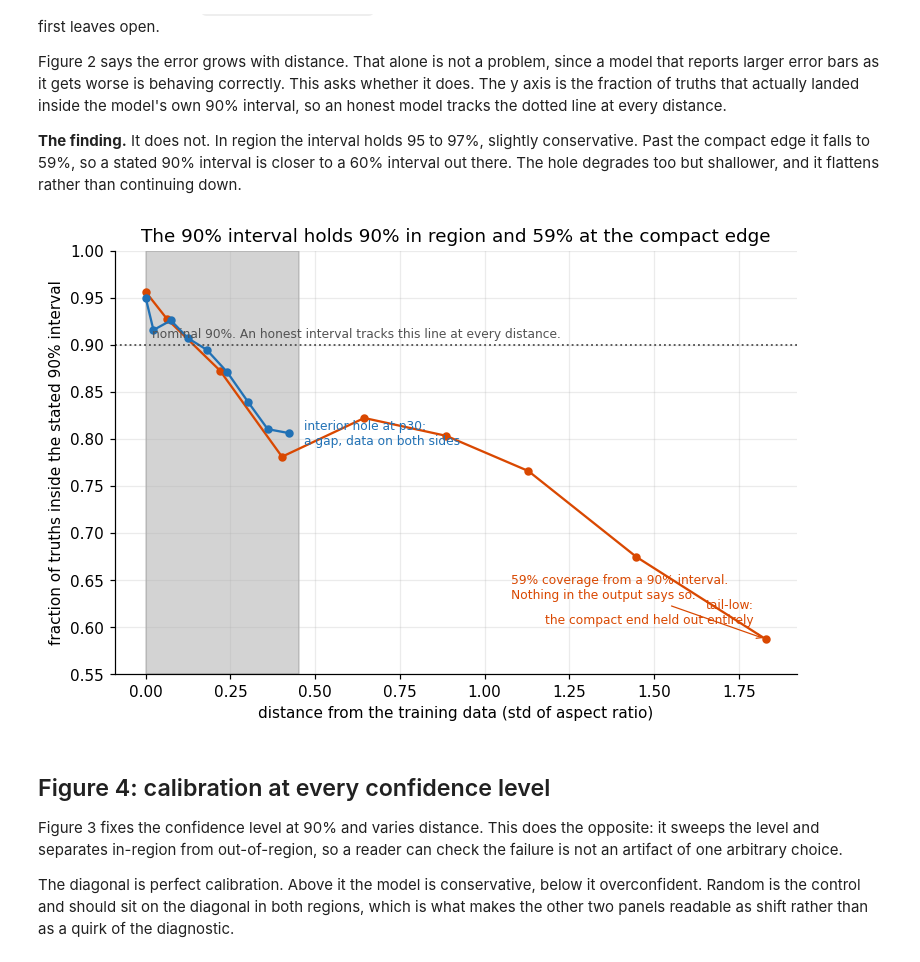
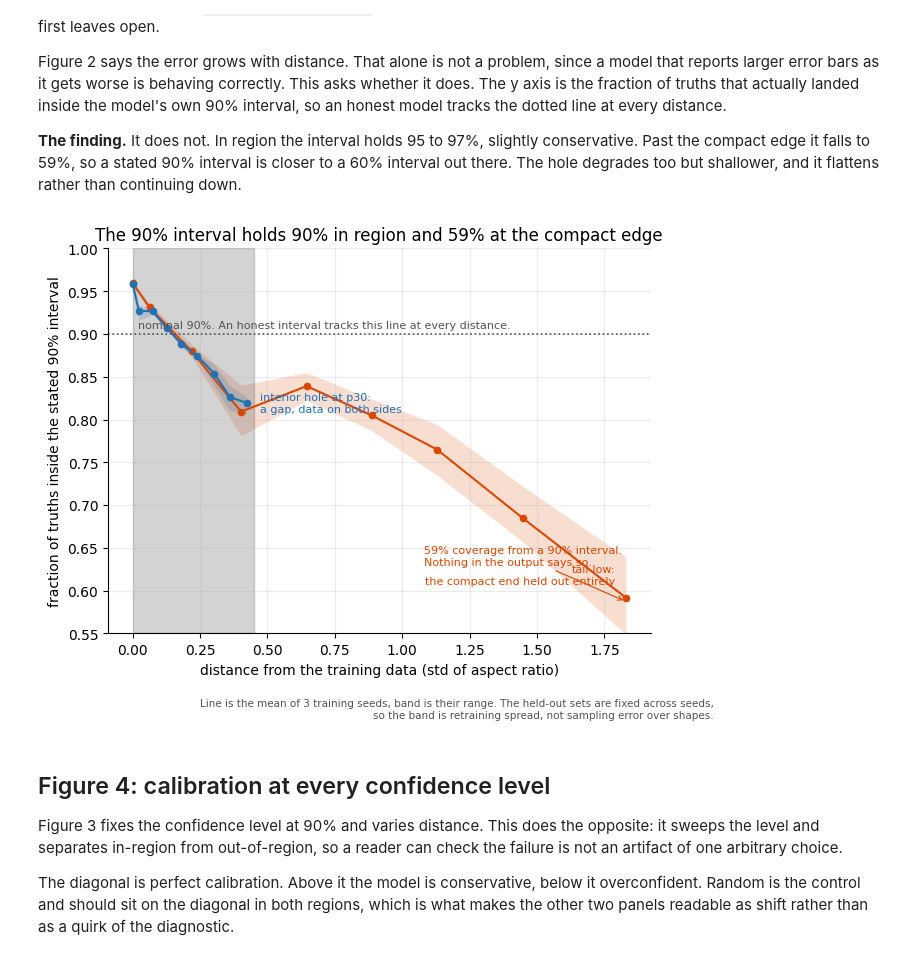
Before and after one commit to cecanelo/ConStelleration, a Jupyter notebook: notebooks/figures.ipynb, the cells around one changed output. Cells and saved outputs as stored; diff of their text form; code cells hidden in the pictures.

```diff
--- a/notebooks/figures.ipynb
+++ b/notebooks/figures.ipynb
@@ -57,16 +90,23 @@ Matplotlib is building the font cache; this may take a moment.
 Edit here rather than per figure. The same colour must mean the same thing
 everywhere, which matters more than any individual choice.
 # %%
+# One width for every figure, so the saved PNGs line up when several are shown
+# together. Heights still vary with content.
+FIG_WIDTH = 711
+
 COLOR_TRAIN = '#9ecae1'
 COLOR_TAIL = '#d94801'
 COLOR_HOLE = '#2171b5'
+COLOR_ALEATORIC = '#6a51a3'
 COLOR_NEUTRAL = '#525252'
 
 plt.rcParams.update(
     {
-        'figure.figsize': (8, 4.5),
-        'figure.dpi': 110,
-        'savefig.dpi': 150,
+        # Any figure that does not pass figsize explicitly inherits this, so the
+        # width belongs here too or that figure alone comes out narrower.
+        'figure.figsize': (FIG_WIDTH, 4.5),
+        'figure.dpi': 100,
+        'savefig.dpi': 100,
         'savefig.bbox': 'tight',
         'axes.grid': True,
         'grid.alpha': 0.25,
@@ -97,7 +137,7 @@ and how narrow the hole is by comparison.
 _, tail_test = tail_split(axis, 'low', TEST_FRACTION)
 _, hole_test = hole_split(axis, TEST_FRACTION, HOLE_CENTRE)
 
-fig, (ax_tail, ax_hole) = plt.subplots(2, 1, sharex=False, figsize=(8, 6.5))
+fig, (ax_tail, ax_hole) = plt.subplots(2, 1, sharex=False, figsize=(FIG_WIDTH, 6.5))
 bins = np.linspace(axis.min(), axis.max(), 80)
 
 panels = [
@@ -561,7 +627,35 @@ conservative. Past the compact edge it falls to 59%, so a stated 90% interval
 is closer to a 60% interval out there. The hole degrades too but shallower, and
 it flattens rather than continuing down.
 # %%
-fig, ax = plt.subplots(figsize=(8, 5))
+def coverage_by_distance(split, seed):
+    """Coverage at nominal 90% per distance bin, for one seed.
+
+    Recomputed here rather than read from calibration.json, which only covers
+    seed 0. Uses the same metrics.distance_bins and metrics.coverage the script
+    uses, so the seed 0 curve reproduces calibration_bins.csv exactly.
+    """
+    df = points_for(split, seed)
+    out = df[df['region'] == 'out']
+    rows, masks = distance_bins(out['distance'].to_numpy(), N_DISTANCE_BINS)
+    per_bin = [
+        coverage(
+            out['y_true'].to_numpy()[m],
+            out['mean'].to_numpy()[m],
+            out['total_variance'].to_numpy()[m],
+            COVERAGE_LEVEL,
+        )
+        for m in masks
+    ]
+    anchor = df[df['region'] == 'in']
+    in_region = coverage(
+        anchor['y_true'], anchor['mean'], anchor['total_variance'], COVERAGE_LEVEL
+    )
+    return [0.0, *[r['d_median'] for r in rows]], [in_region, *per_bin]
+
+
+N_DISTANCE_BINS = cal['constants']['N_BINS']
+
+fig, ax = plt.subplots(figsize=(FIG_WIDTH, 5))
 
 SERIES = {
     'tail': (
@@ -577,14 +671,11 @@ SERIES = {
 }
 
 for name, (label, color, placement) in SERIES.items():
-    split = calibration[name]
     # In-region is one anchor at distance zero, not the first bin, matching the
     # convention in Figure 2 and in scripts/calibration.py.
-    d = [0.0, *[b['d_median'] for b in split['bins']]]
-    cov = [
-        split['sets']['in-region']['coverage_0.9'],
-        *[b['coverage_0.9'] for b in split['bins']],
-    ]
+    per_seed = [coverage_by_distance(name, s) for s in SEEDS]
+    d = per_seed[0][0]
+    cov = band(ax, d, [c for _, c in per_seed], color)
     ax.plot(d, cov, 'o-', color=color, markersize=4.5)
     ax.annotate(
         label,
@@ -597,34 +688,47 @@ for name, (label, color, placement) in SERIES.items():
 
 ax.axhline(0.9, color=COLOR_NEUTRAL, linestyle=':', linewidth=1.2)
 ax.annotate(
     'nominal 90%. An honest interval tracks this line at every distance.',
     (0.02, 0.905),
     fontsize=8,
     color=COLOR_NEUTRAL,
     va='bottom',
 )
 
 overlap = max(b['d_hi'] for b in calibration['hole']['bins'])
 ax.axvspan(0, overlap, color=COLOR_NEUTRAL, alpha=0.25)
 
+# Seed 0, matching the number quoted in the text and in calibration.json.
 worst = calibration['tail']['bins'][-1]
 ax.annotate(
     f'{worst["coverage_0.9"]:.0%} coverage from a 90% interval.\nNothing in the output says so.',
     xy=(worst['d_median'], worst['coverage_0.9']),
     xytext=(worst['d_median'] - 0.75, 0.63),
     fontsize=8,
     color=COLOR_TAIL,
     arrowprops={'arrowstyle': '->', 'color': COLOR_TAIL, 'lw': 0.8},
 )
 
 ax.set_ylim(0.55, 1.0)
 ax.set_xlabel('distance from the training data (std of aspect ratio)')
 ax.set_ylabel('fraction of truths inside the stated 90% interval')
 ax.set_title('The 90% interval holds 90% in region and 59% at the compact edge')
 
+fig.text(
+    0.99,
+    -0.02,
+    f'Line is the mean of {len(SEEDS)} training seeds, band is their range. '
+    'The held-out sets are fixed across seeds,\nso the band is retraining spread, '
+    'not sampling error over shapes.',
+    ha='right',
+    va='top',
+    fontsize=7.5,
+    color=COLOR_NEUTRAL,
+)
+
 keep(fig, 'coverage_distance')
 # %% [output]
-[figure, old version]
+[figure, new version]
 # %% [markdown]
 ## Figure 4: calibration at every confidence level
 
```
Also changed, not shown: parts of 25 cells of this notebook, 28 other files.
